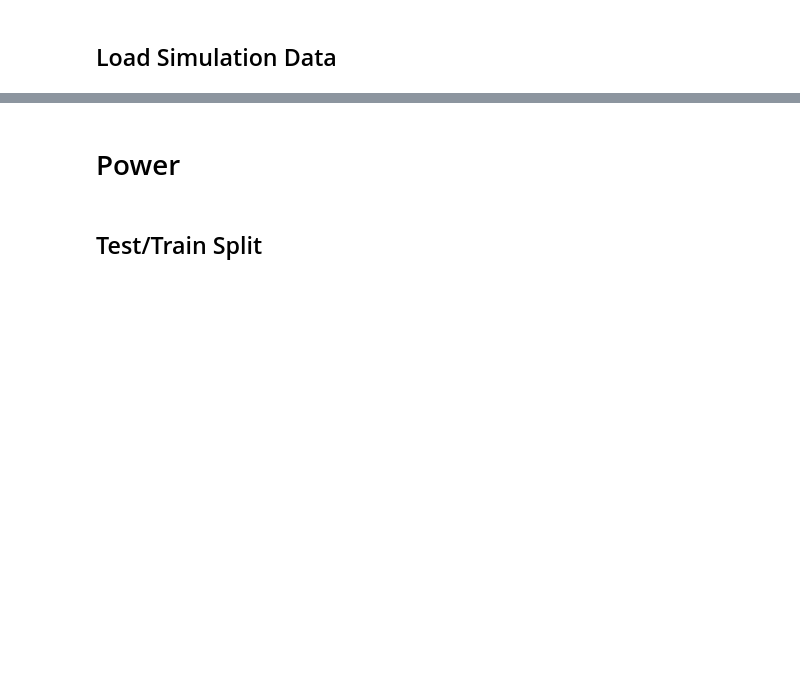
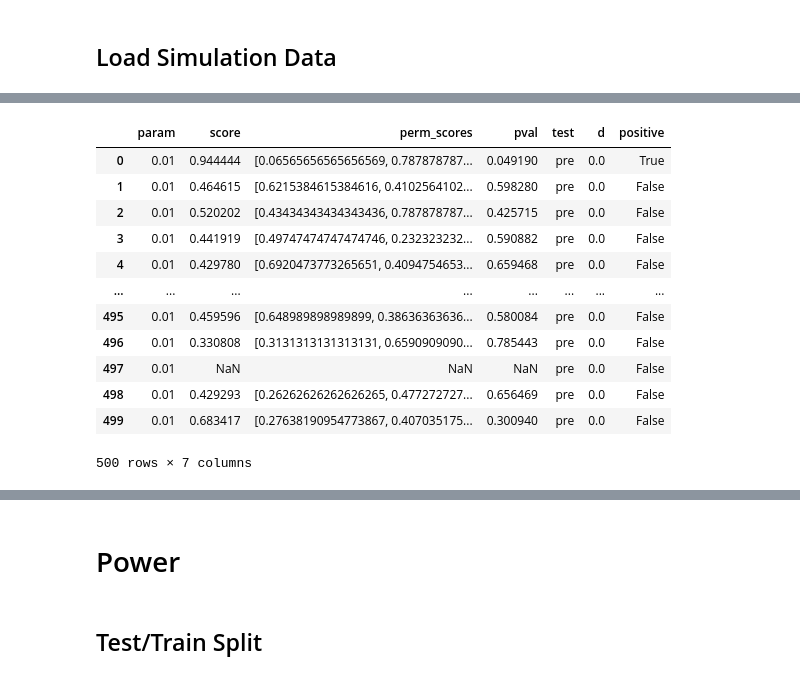
Before and after one commit to jrudoler/permutation-tests, a Jupyter notebook: data_viz.ipynb, the cells around one changed output, grey strips where cells are left out. Saved outputs shown, nothing was run; the diff lists cells and outputs as text; code cells hidden in the pictures; blank space fills up the shorter version.

```diff
--- a/data_viz.ipynb
+++ b/data_viz.ipynb
@@ -92,0 +102,6 @@ ratio['param'] = ratio['param'].round(3)
+# %%
+sample = ratio.head(500)
+sample.dropna(inplace=True)
+# compute proportion of null scores greater than observed
+sample.apply(lambda x: (np.sum(x['perm_scores']>=x['score'])+1)/(len(x['perm_scores'])+1), axis=1)
+# sample.apply(lambda x: x["perm_scores"], axis=1)
@@ -92,0 +125,16 @@ ratio['param'] = ratio['param'].round(3)
+# %%
+sample
+# %% [output]
+|  | param | score | perm_scores | pval | test | d | positive |
+| 0 | 0.01 | 0.944444 | [0.06565656565656569, 0.787878787... | 0.049190 | pre | 0.0 | True |
+| 1 | 0.01 | 0.464615 | [0.6215384615384616, 0.4102564102... | 0.598280 | pre | 0.0 | False |
+| 2 | 0.01 | 0.520202 | [0.43434343434343436, 0.787878787... | 0.425715 | pre | 0.0 | False |
+| 3 | 0.01 | 0.441919 | [0.49747474747474746, 0.232323232... | 0.590882 | pre | 0.0 | False |
+| 4 | 0.01 | 0.429780 | [0.6920473773265651, 0.4094754653... | 0.659468 | pre | 0.0 | False |
+| ... | ... | ... | ... | ... | ... | ... | ... |
+| 495 | 0.01 | 0.459596 | [0.648989898989899, 0.38636363636... | 0.580084 | pre | 0.0 | False |
+| 496 | 0.01 | 0.330808 | [0.3131313131313131, 0.6590909090... | 0.785443 | pre | 0.0 | False |
+| 497 | 0.01 | NaN | NaN | NaN | pre | 0.0 | False |
+| 498 | 0.01 | 0.429293 | [0.26262626262626265, 0.477272727... | 0.656469 | pre | 0.0 | False |
+| 499 | 0.01 | 0.683417 | [0.27638190954773867, 0.407035175... | 0.300940 | pre | 0.0 | False |
+500 rows × 7 columns
```
Also changed, not shown: parts of 12 cells of this notebook, 7 other files.
